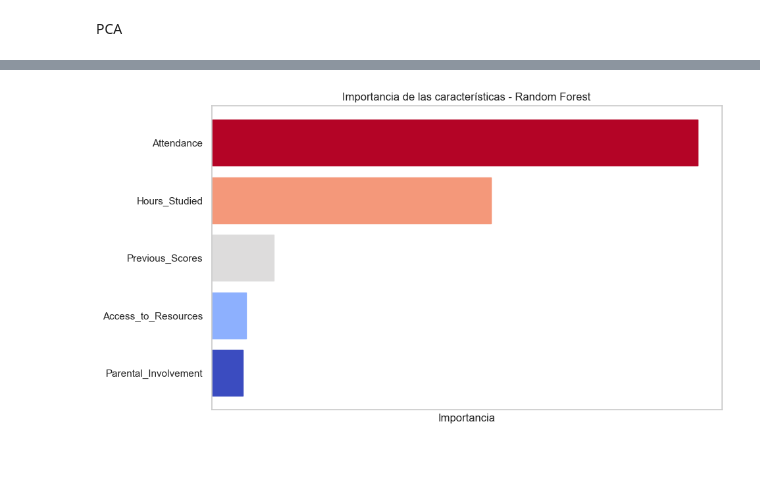
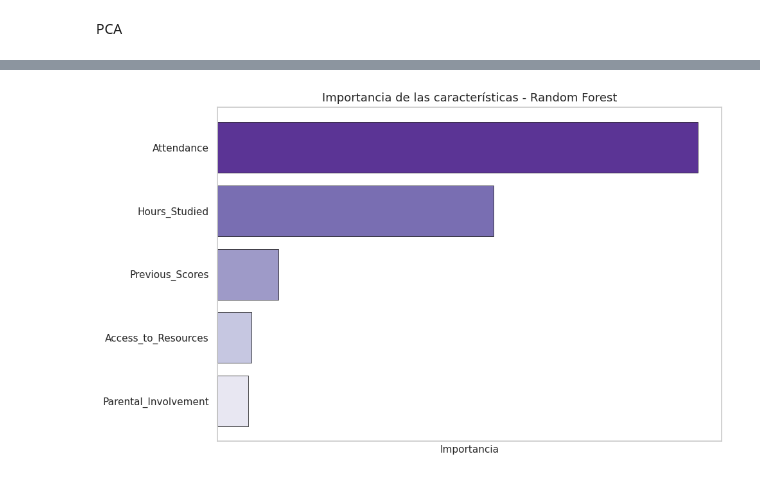
Before and after one commit to JRI11930/StudentPerformance, a Jupyter notebook: StudentPerformance.ipynb, the cells around one changed output, grey strips where cells are left out. Cells and saved outputs as stored; diff of their text form; code cells hidden in the pictures.

```diff
--- a/StudentPerformance.ipynb
+++ b/StudentPerformance.ipynb
@@ -409,0 +334,5 @@ metrics_df
+# %%
+modelos = [LinearRegression(),
+          HuberRegressor(max_iter=1000),
+          RANSACRegressor(),
+          XGBRegressor()]
@@ -409,0 +378,3 @@ metrics_df
+# %%
+metricas_df = evaluar_modelos(modelos, X_train, y_train, X_test, y_test)
+metricas_df
@@ -410,9 +391,16 @@ metrics_df
 # %%
 sns.set(style="whitegrid")
-colors = sns.color_palette("Purples", len(metrics_df[['MSE', 'MAE']].columns))
-metrics_df[['MSE', 'MAE']].plot(kind='bar', figsize=(15, 8), color=colors)
-plt.title('Model Performance Metrics (Errors)')
-plt.xlabel('Model')
+colors = sns.color_palette("Purples", len(metricas_df[['MSE', 'MAE']].columns))
+ax = metricas_df[['MSE', 'MAE']].plot(kind='bar', figsize=(15, 8), color=colors)
+
+# Add black edges to bars
+for container in ax.containers:
+    for bar in container:
+        bar.set_edgecolor('black')
+        bar.set_linewidth(0.5)
+
+plt.title('Errores de los modelos')
+plt.xlabel('')
 plt.ylabel('Error')
 plt.xticks(rotation=45)
 plt.legend(loc='best')
@@ -534,31 +547,38 @@ Varianza explicada por cada componente:
 # %%
 # Entrenar Random Forest
 rf = RandomForestRegressor(n_estimators=100, random_state=42)
 rf.fit(X_train, y_train)
 
 # Obtener la importancia de las características
 importances = rf.feature_importances_
 importance_df = pd.DataFrame({'Feature': X.columns, 'Importance': importances})
 importance_df = importance_df.sort_values(by='Importance', ascending=False)
 
 # Seleccionar las 5 características más importantes
 top_5 = importance_df.head(5)
-top_5 = top_5.iloc[::-1]
+top_5 = top_5.iloc[::-1]  # Invertir para mostrar en orden ascendente
 
-colors = plt.cm.coolwarm(np.linspace(0, 1, len(top_5)))
+# Importar seaborn si aún no está importado
+import seaborn as sns
+
+# Usar la paleta 'Purples_r' para mantener consistencia con los gráficos anteriores
+colors = sns.color_palette('Purples', n_colors=len(top_5))
 
 plt.figure(figsize=(10,6))
 bars = plt.barh(top_5['Feature'], top_5['Importance'], color=colors)
-plt.xlabel('Importancia')
-plt.title('Importancia de las características - Random Forest')
+plt.xlabel('Importancia', fontsize=11)
+plt.title('Importancia de las características - Random Forest', fontsize=13)
 
-
+# Mantener la configuración original
 plt.grid(False)
 plt.xticks([])
 
-for bar, color in zip(bars, colors):
-    bar.set_color(color)
+# Añadir bordes para mayor definición, similar a los scatter plots
+for bar in bars:
+    bar.set_edgecolor('black')
+    bar.set_linewidth(0.5)
 
+plt.tight_layout()
 plt.show()
 # %% [output]
-[figure, old version]
+[figure, new version]
```
Also changed, not shown: parts of 22 cells of this notebook, 3 other files.
